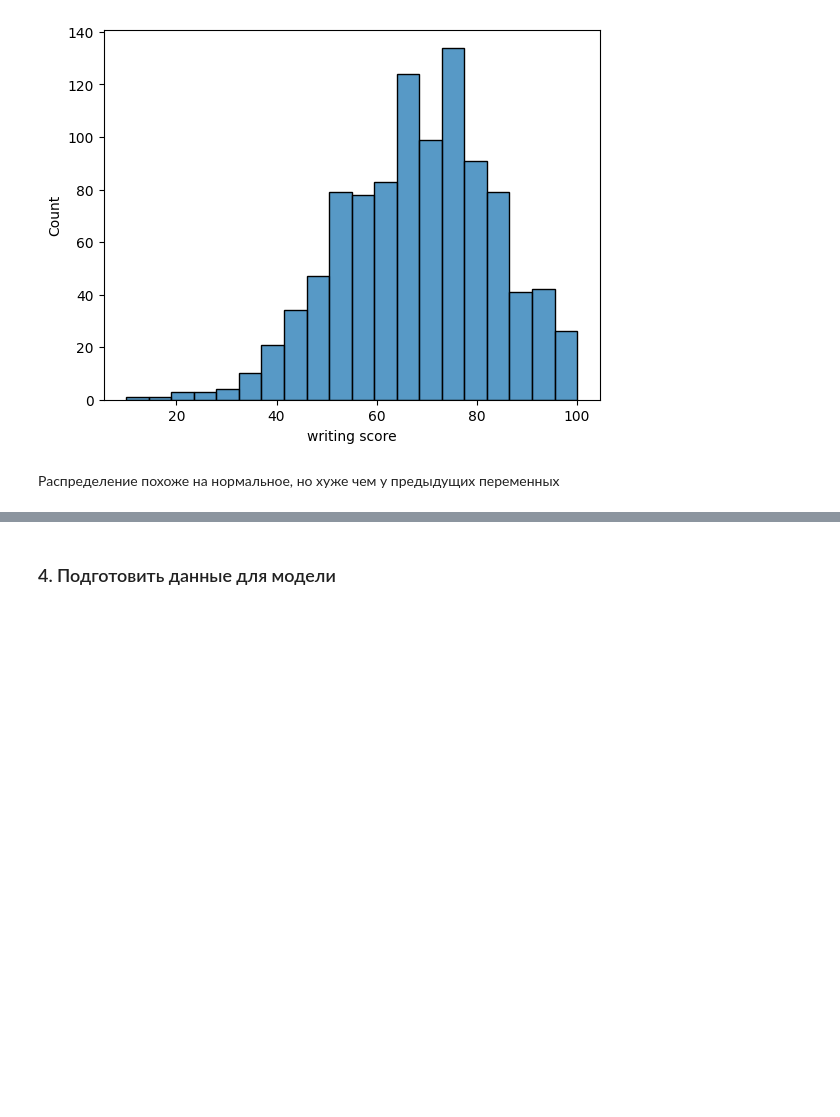
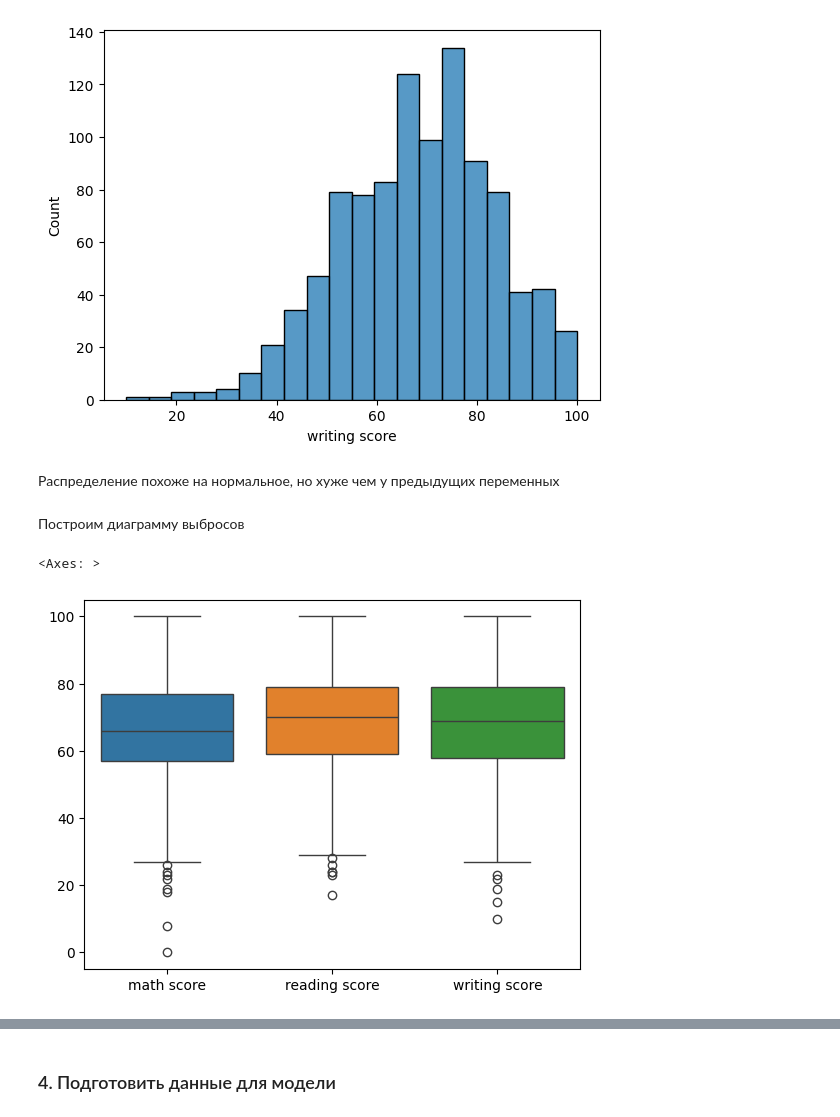
Before and after one commit to OlegNesterenkoZXC/ML-estimation-prediction, a Jupyter notebook: estimation-prediction.ipynb, the cells around one changed output, grey strips where cells are left out. Saved outputs shown, nothing was run; the diff lists cells and outputs as text; code cells hidden in the pictures; blank space fills up the shorter version.

```diff
--- a/estimation-prediction.ipynb
+++ b/estimation-prediction.ipynb
@@ -21,11 +24,7 @@ plt.figure(figsize=(12, 7))
 # %%
 sp = pd.read_csv('./StudentsPerformance.csv')
 
-sp['gender'] = sp['gender'].astype('category')
-sp['race/ethnicity'] = sp['race/ethnicity'].astype('category')
-sp['parental level of education'] = sp['parental level of education'].astype('category')
-sp['lunch'] = sp['lunch'].astype('category')
-sp['test preparation course'] = sp['test preparation course'].astype('category')
+sp = sp.astype({'gender' : 'category', 'race/ethnicity': 'category', 'parental level of education': 'category', 'lunch': 'category', 'test preparation course': 'category' })
 
 sp
 # %% [output]
@@ -222,3 +221,10 @@ sns.histplot(writing_score, bins=20)
 [figure]
 # %% [markdown]
 Распределение похоже на нормальное, но хуже чем у предыдущих переменных
+# %% [markdown]
+Построим диаграмму выбросов
+# %%
+sns.boxplot(sp)
+# %% [output]
+<Axes: >
+[figure, added]
```
Also changed, not shown: parts of 42 cells of this notebook.
